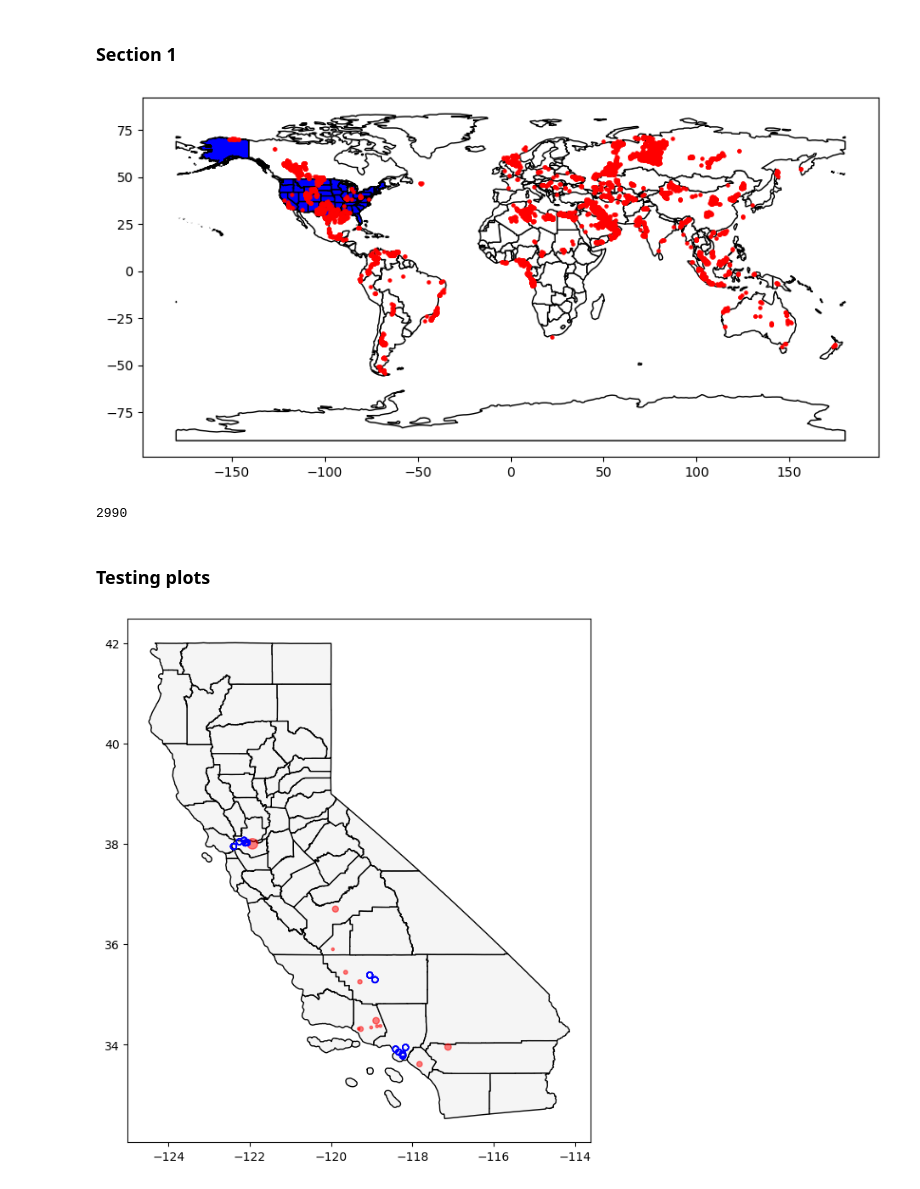
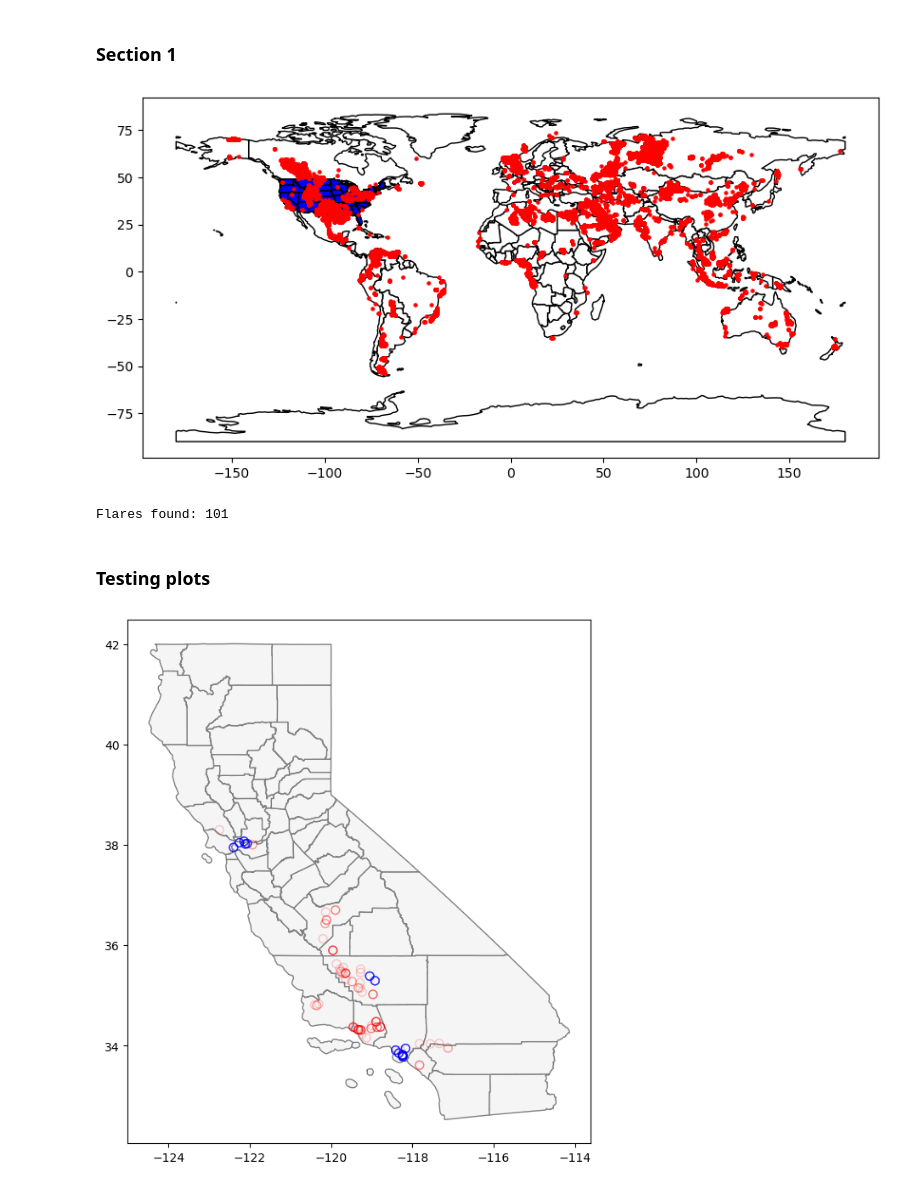
Before and after one commit to natebendermontana/capstone_rmi, a Jupyter notebook: data_exploration.ipynb, the cells around one changed output. Saved outputs shown, nothing was run; the diff lists cells and outputs as text; code cells hidden in the pictures.

```diff
--- a/data_exploration.ipynb
+++ b/data_exploration.ipynb
@@ -38,15 +80,13 @@ refs = gp.GeoDataFrame(refs, geometry="location", crs=projcrs,)  # convert df to
 # %%
-# Read excel file
-
-# type of production: flaring, supply chain: upstream, year: 2021
-flare_up_21 = pd.read_excel("/Users/natebender/Desktop/repo/capstone_rmi/data/VIIRS_Global_flaring_d.7_slope_0.029353_2021_web (2).xlsx",
-             sheet_name="flare upstream")
+# Convert to geopandas df and drop orig lat/long cols.
 
 # Convert lat/long to points in geodataframe and set crs to common project crs
-flare_up_21 = gp.GeoDataFrame(
-    flare_up_21, geometry=gp.points_from_xy(flare_up_21["Longitude"],
-                                            flare_up_21["Latitude"]),
+flares_upstream = gp.GeoDataFrame(
+    flares_upstream, geometry=gp.points_from_xy(flares_upstream["Longitude"],
+                                            flares_upstream["Latitude"]),
     crs = projcrs)
+
+flares_upstream.drop(['Latitude', 'Longitude'], axis=1, inplace=True)
 # %% [markdown]
 ### Functions
 # %%
@@ -134,36 +170,37 @@ us_states = us_states[us_states['STUSPS'].isin(stateslist)]
 fig, ax = plt.subplots(figsize = (10,8))
 worldmap.plot(ax = ax, color = 'white', edgecolor = 'black')
 us_states.plot(ax = ax, color = 'blue', edgecolor = 'black')
-flare_up_21.plot(ax = ax, color = 'red', markersize = 5)
+flares_upstream.plot(ax = ax, color = 'red', markersize = 5)
 plt.show()
 # %% [output]
-[figure, old version]
+[figure, new version]
 # %%
-# only works if crs match
+# match dfs with just CA counties. only works if crs match
 
-# match dfs with just CA counties
-inner_join_result = gp.sjoin(flare_up_21, ca_counties, how = "inner", op = 'within')
+inner_join_result = gp.sjoin(flares_upstream, ca_counties, how = "inner", op = 'within')
 refs_join = gp.sjoin(refs, ca_counties, how='inner', op='within')
+print(f'Flares found: {len(inner_join_result)}')
+# %% [output]
+Flares found: 101
 # %%
-# match ds with US states
+# # match ds with US states
 
-inner_join_result = gp.sjoin(flare_up_21, us_states, how = "inner", op = 'within')
-refs_join = gp.sjoin(refs, us_states, how='inner', op='within')
+# inner_join_result = gp.sjoin(flares_upstream, us_states, how = "inner", op = 'within')
+# refs_join = gp.sjoin(refs, us_states, how='inner', op='within')
+#print(f'Flares found: {len(inner_join_result)}')
-# %%
-len(inner_join_result)
-# %% [output]
-2990
 # %% [markdown]
 ### Testing plots
 # %%
 # # Plotting multiple layers
+# save for ref: markersize=inner_join_result['BCM_2021']*10000
+
 fig, ax = plt.subplots(figsize = (10,8))
 #worldmap.plot(ax = ax, color = 'white', edgecolor = 'black')
 #us_states.plot(ax = ax, color = 'whitesmoke', edgecolor = 'black')
-ca_counties.plot(ax = ax, color = 'whitesmoke', edgecolor = 'black')
-inner_join_result.plot(ax = ax, color = 'red', alpha=.5, markersize=inner_join_result['BCM 2021']*10000)
-refs_join.plot(ax=ax, facecolors='none', color='blue', markersize=25)
+ca_counties.plot(ax = ax, color = 'whitesmoke', edgecolor = 'grey')
+inner_join_result.plot(ax = ax, facecolors='none', color = 'red', alpha=.2, markersize=50)
+refs_join.plot(ax=ax, facecolors='none', color='blue', alpha=.2, markersize=50)
 #plt.ylim([33, 39])  # can zoom for readability
 plt.show()
 # %% [output]
-[figure, old version]
+[figure, new version]
```
Also changed, not shown: parts of 17 cells of this notebook, 1 other file.
